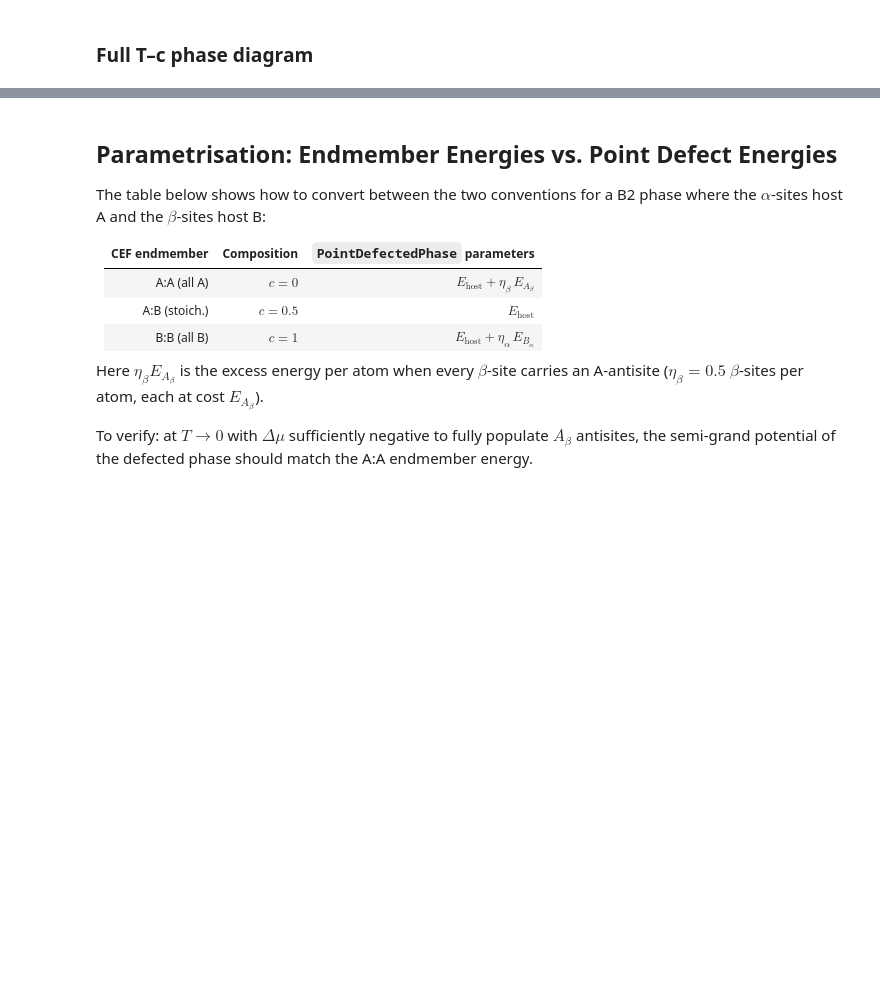
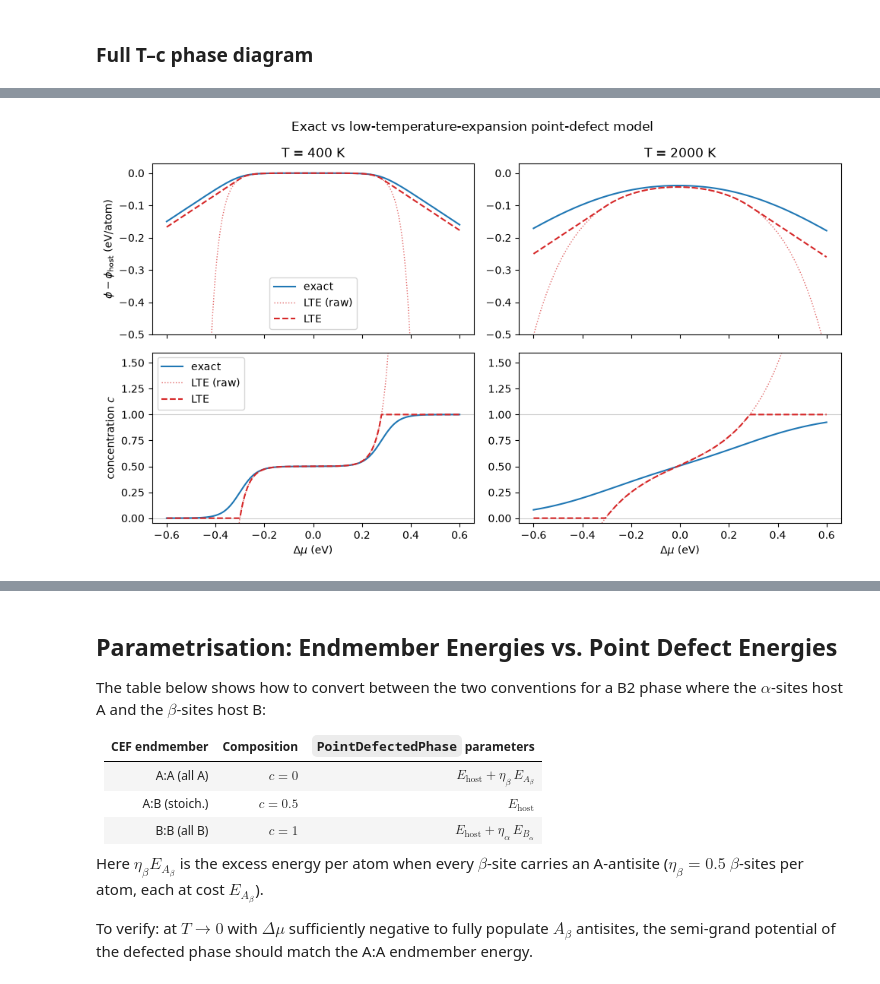
Before and after one commit to eisenforschung/landau, a Jupyter notebook: notebooks/PointDefects.ipynb, the cells around one changed output, grey strips where cells are left out. Cells and saved outputs as stored; diff of their text form; code cells hidden in the pictures; blank space fills up the shorter version.

```diff
--- a/notebooks/PointDefects.ipynb
+++ b/notebooks/PointDefects.ipynb
@@ -283,0 +288,55 @@ plot_phase_diagram(df, tielines=True)
+# %%
+# Reuse the very same ConstantPointDefect objects; only the combiner changes.
+ab_lte = PointDefectedPhase(
+    name='AB (LTE)',
+    line_phase=host,
+    sublattices=[
+        LowTemperatureExpansionSublattice(
+            name='alpha', sublattice=0, sublattice_fraction=0.5, defects=[B_alpha, V_alpha]),
+        LowTemperatureExpansionSublattice(
+            name='beta', sublattice=1, sublattice_fraction=0.5, defects=[A_beta, V_beta]),
+    ],
+)
+
+dmu = np.linspace(-0.6, 0.6, 600)
+temps = [400, 2000]  # K: dilute vs non-dilute
+
+fig, axes = plt.subplots(2, len(temps), figsize=(10, 6), sharex=True)
+for j, T in enumerate(temps):
+    phi_host = host.semigrand_potential(T, dmu)
+    dphi_exact = ab_defected.semigrand_potential(T, dmu) - phi_host
+    dphi_lte = ab_lte.semigrand_potential(T, dmu) - phi_host  # clamped + tangent-extended
+
+    c_exact = ab_defected.concentration(T, dmu)
+    c_lte = ab_lte.concentration(T, dmu)  # clamped to [0, 1]
+
+    # raw, unstitched LTE (no clamp, no tangent continuation)
+    c_lte_raw = host.line_concentration + sum(
+        s.concentration_contribution(T, dmu) for s in ab_lte.sublattices)
+    dphi_lte_raw = sum(s.semigrand_potential_contribution(T, dmu) for s in ab_lte.sublattices)
+
+    ax_phi, ax_c = axes[0, j], axes[1, j]
+    ax_phi.plot(dmu, dphi_exact, 'C0', label='exact')
+    ax_phi.plot(dmu, dphi_lte_raw, 'C3:', lw=1, alpha=0.7, label='LTE (raw)')
+    ax_phi.plot(dmu, dphi_lte, 'C3--', label='LTE')
+    ax_phi.set_title(f'T = {T} K')
+    ax_phi.set_ylim(-0.5, 0.03)
+
+    ax_c.axhline(1, color='0.8', lw=0.8)
+    ax_c.axhline(0, color='0.8', lw=0.8)
+    ax_c.plot(dmu, c_exact, 'C0', label='exact')
+    ax_c.plot(dmu, c_lte_raw, 'C3:', lw=1, alpha=0.7, label='LTE (raw)')
+    ax_c.plot(dmu, c_lte, 'C3--', label='LTE')
+    ax_c.set_xlabel(r'$\Delta\mu$ (eV)')
+    ax_c.set_ylim(-0.05, 1.6)
+    if j == 0:
+        ax_phi.set_ylabel(r'$\phi - \phi_\mathrm{host}$ (eV/atom)')
+        ax_phi.legend()
+        ax_c.set_ylabel('concentration $c$')
+        ax_c.legend(loc='upper left')
+
+fig.suptitle('Exact vs low-temperature-expansion point-defect model')
+plt.tight_layout()
+plt.show()
+# %% [output]
+[figure, added]
```
Also changed, not shown: parts of 15 cells of this notebook, 5 other files.
